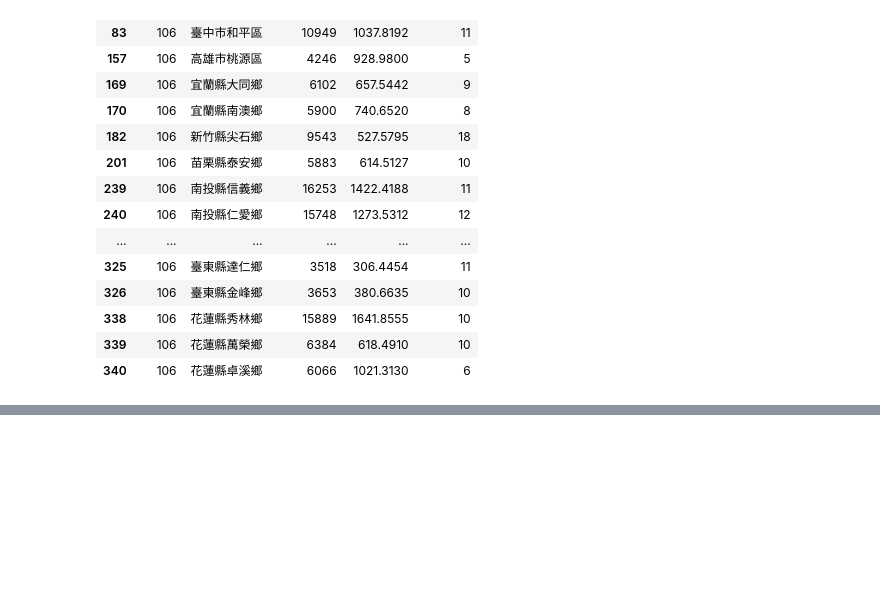
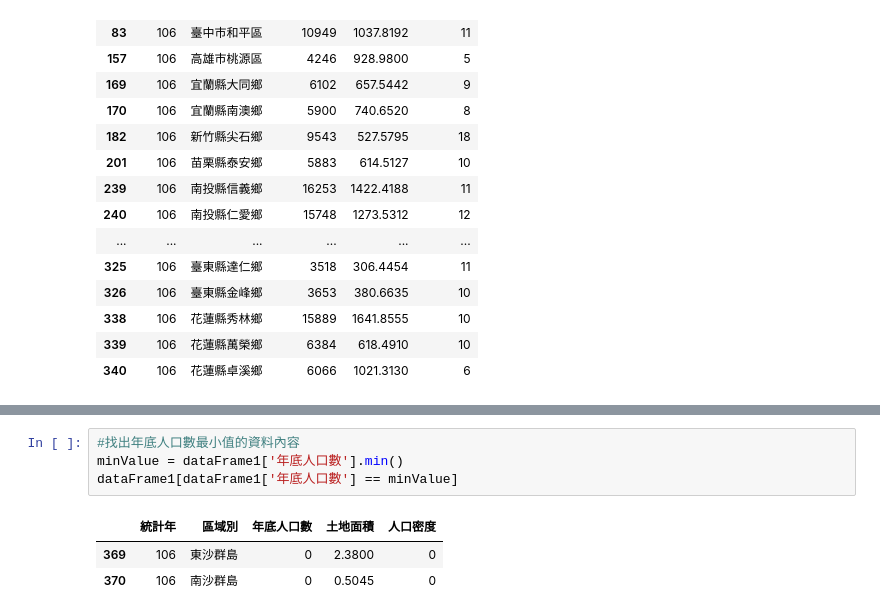
Before and after one commit to MarkChang2023/2023_11_14, a Jupyter notebook: lesson17/lesson17_4.ipynb, the cells around one changed output, grey strips where cells are left out. Drawn from its saved outputs; the diff is of its cells as text; blank space fills up the shorter version.

```diff
--- a/lesson17/lesson17_4.ipynb
+++ b/lesson17/lesson17_4.ipynb
@@ -143,0 +151,8 @@ dataFrame1[dataFrame1['土地面積'] > 300.0]
+# %%
+#找出年底人口數最小值的資料內容
+minValue = dataFrame1['年底人口數'].min()
+dataFrame1[dataFrame1['年底人口數'] == minValue]
+# %% [output]
+|  | 統計年 | 區域別 | 年底人口數 | 土地面積 | 人口密度 |
+| 369 | 106 | 東沙群島 | 0 | 2.3800 | 0 |
+| 370 | 106 | 南沙群島 | 0 | 0.5045 | 0 |
```
Also changed, not shown: parts of 2 cells of this notebook.
